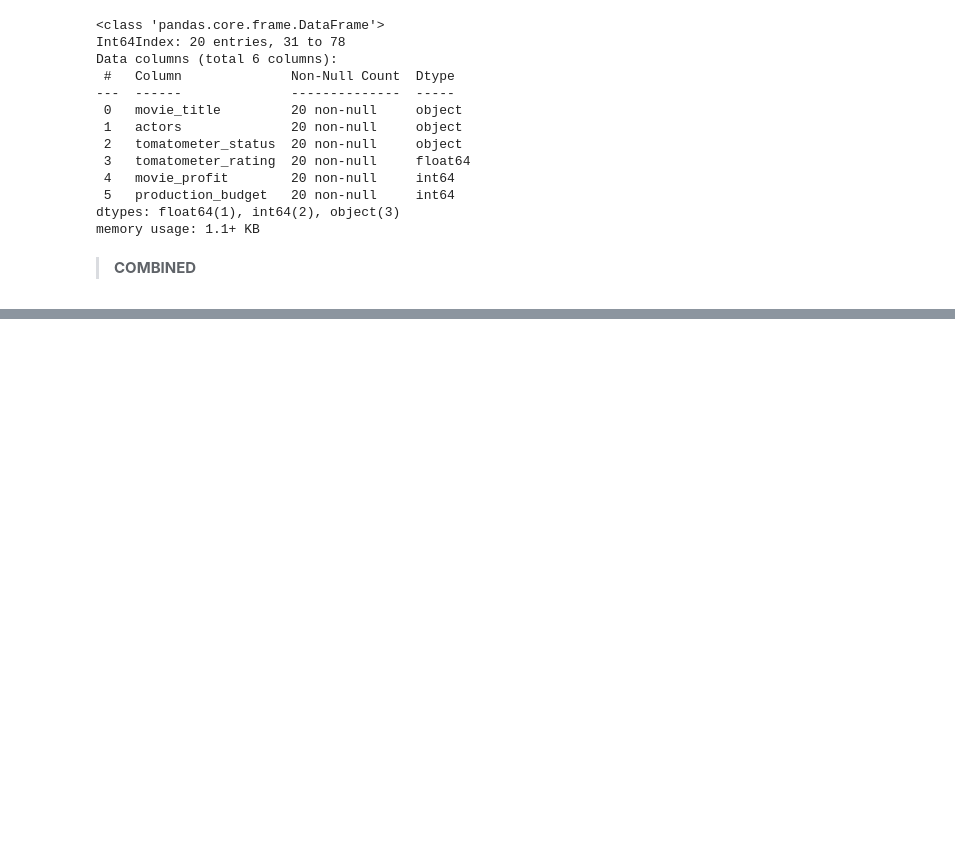
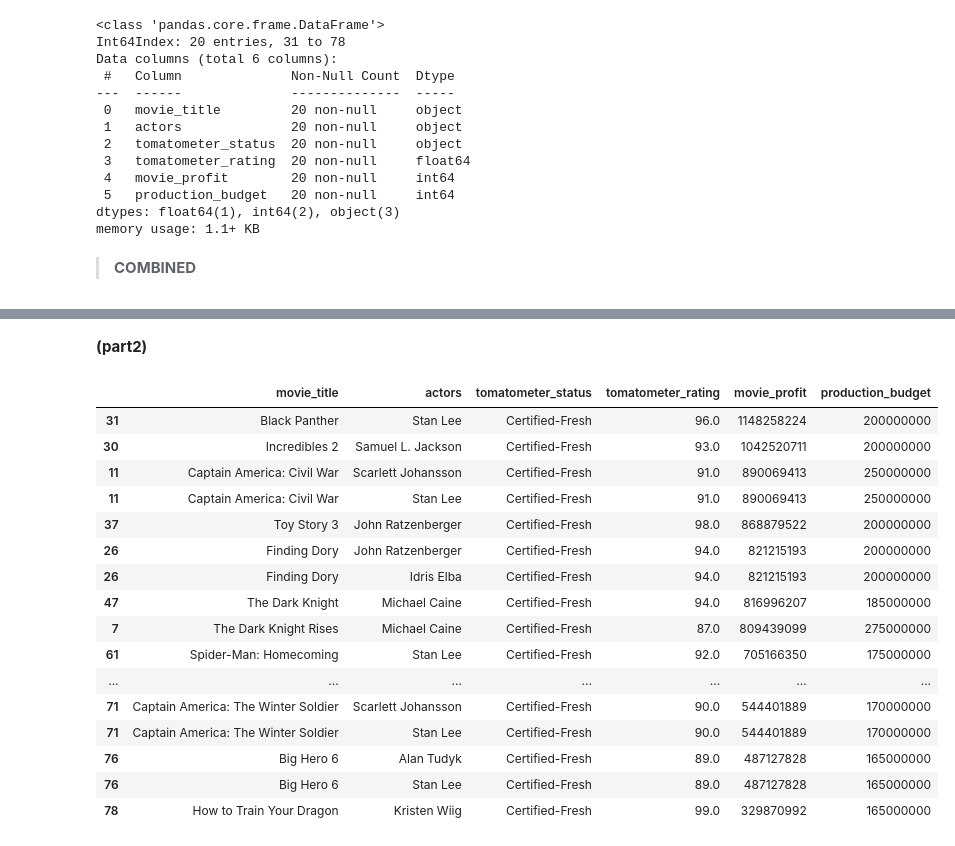
Before and after one commit to jchandleroneal/microsoft-movie-analysis, a Jupyter notebook: movie_analysis.ipynb, the cells around one changed output, grey strips where cells are left out. Drawn from its saved outputs; the diff is of its cells as text; code cells hidden in the pictures; blank space fills up the shorter version.

```diff
--- a/movie_analysis.ipynb
+++ b/movie_analysis.ipynb
@@ -583,0 +621,2 @@ movie_actor_budget3
+# %% [markdown]
+**(part2)**
@@ -583,0 +625,20 @@ movie_actor_budget3
+# %%
+actors_in_movies
+# %% [output]
+|  | movie_title | actors | tomatometer_status | tomatometer_rating | movie_profit | production_budget |
+| 31 | Black Panther | Stan Lee | Certified-Fresh | 96.0 | 1148258224 | 200000000 |
+| 30 | Incredibles 2 | Samuel L. Jackson | Certified-Fresh | 93.0 | 1042520711 | 200000000 |
+| 11 | Captain America: Civil War | Scarlett Johansson | Certified-Fresh | 91.0 | 890069413 | 250000000 |
+| 11 | Captain America: Civil War | Stan Lee | Certified-Fresh | 91.0 | 890069413 | 250000000 |
+| 37 | Toy Story 3 | John Ratzenberger | Certified-Fresh | 98.0 | 868879522 | 200000000 |
+| 26 | Finding Dory | John Ratzenberger | Certified-Fresh | 94.0 | 821215193 | 200000000 |
+| 26 | Finding Dory | Idris Elba | Certified-Fresh | 94.0 | 821215193 | 200000000 |
+| 47 | The Dark Knight | Michael Caine | Certified-Fresh | 94.0 | 816996207 | 185000000 |
+| 7 | The Dark Knight Rises | Michael Caine | Certified-Fresh | 87.0 | 809439099 | 275000000 |
+| 61 | Spider-Man: Homecoming | Stan Lee | Certified-Fresh | 92.0 | 705166350 | 175000000 |
+| ... | ... | ... | ... | ... | ... | ... |
+| 71 | Captain America: The Winter Soldier | Scarlett Johansson | Certified-Fresh | 90.0 | 544401889 | 170000000 |
+| 71 | Captain America: The Winter Soldier | Stan Lee | Certified-Fresh | 90.0 | 544401889 | 170000000 |
+| 76 | Big Hero 6 | Alan Tudyk | Certified-Fresh | 89.0 | 487127828 | 165000000 |
+| 76 | Big Hero 6 | Stan Lee | Certified-Fresh | 89.0 | 487127828 | 165000000 |
+| 78 | How to Train Your Dragon | Kristen Wiig | Certified-Fresh | 99.0 | 329870992 | 165000000 |
```
Also changed, not shown: parts of 13 cells of this notebook.
